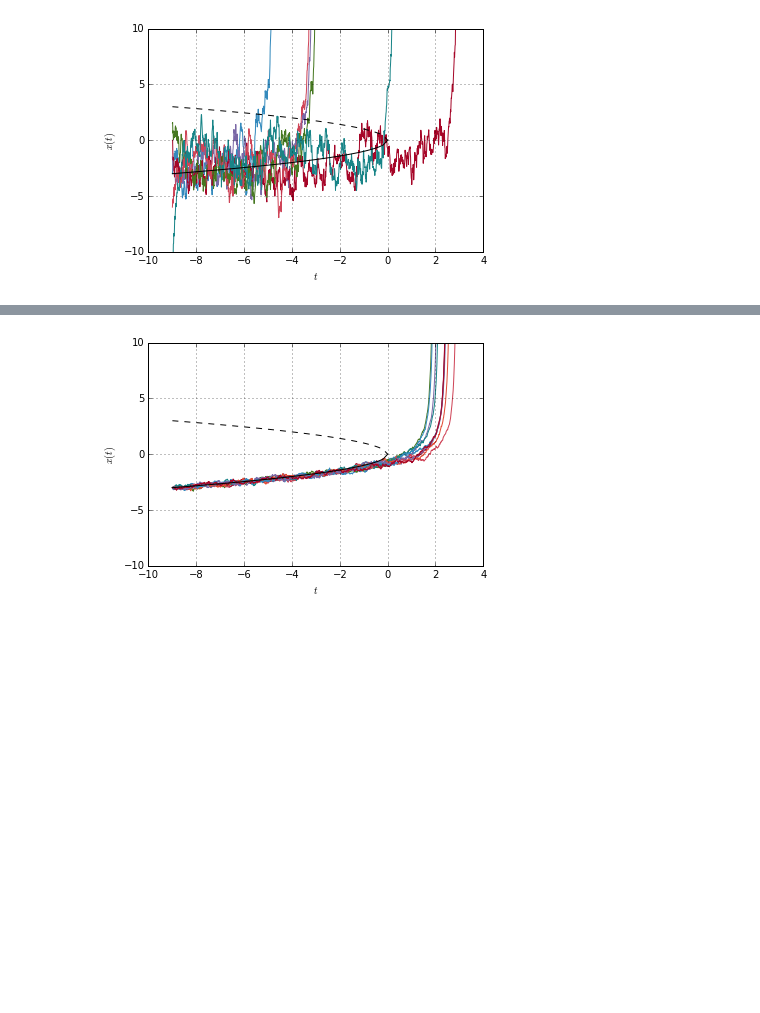
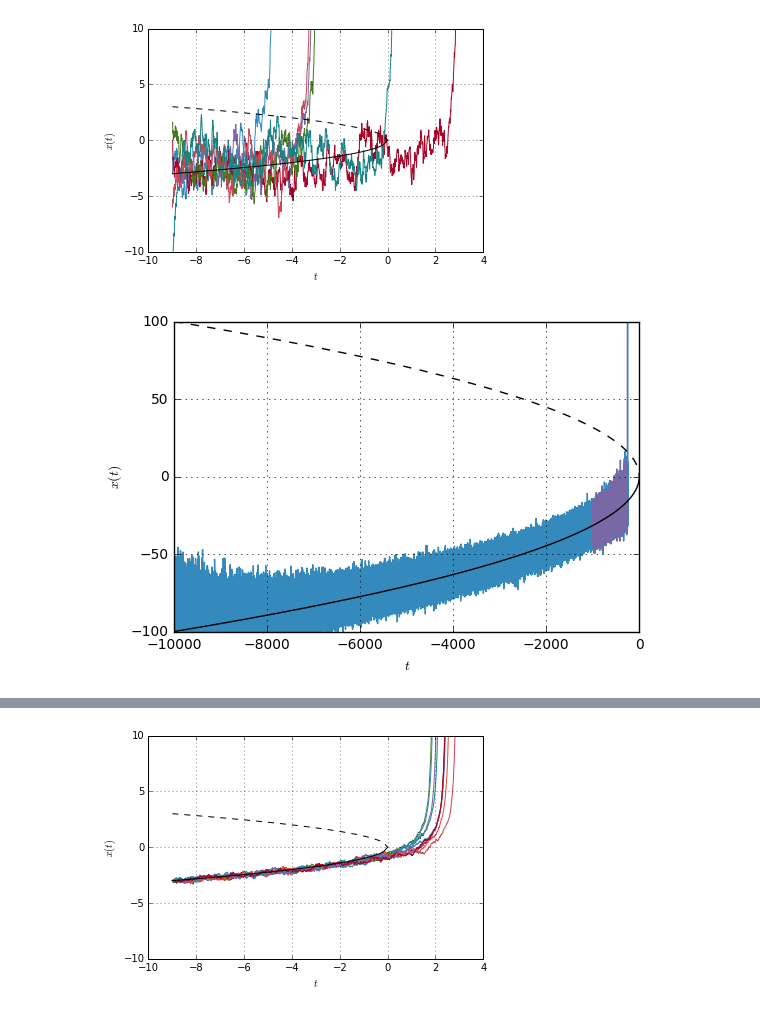
Before and after one commit to cbherbert/stochrare, a Jupyter notebook: Stability-Loss.ipynb, the cells around one changed output, grey strips where cells are left out. Saved outputs shown, nothing was run; the diff lists cells and outputs as text; code cells hidden in the pictures; blank space fills up the shorter version.

```diff
--- a/Stability-Loss.ipynb
+++ b/Stability-Loss.ipynb
@@ -188,3 +212,7 @@ stoch_model_0.trajectoryplot(*[stoch_model_0.trajectory(3*x0,-9.0,T=12,dt=0.01)
 stoch_model_00.trajectoryplot(*[stoch_model_00.trajectory(3*x0,-9.0,T=12,dt=0.01) for x0 in xinit])
 # %% [output]
 [figure]
+# %%
+stochtrans1D.StochSaddleNode.trajectoryplot(*[stochtrans1D.StochSaddleNode(1000.0).trajectory(-np.sqrt(np.abs(t0)),t0,T=np.abs(t0)+13,dt=0.01) for t0 in [-10000.0,-1000.0]],ylim=(-100,100))
+# %% [output]
+[figure, added]
```
Also changed, not shown: parts of 21 cells of this notebook, 1 other file.
